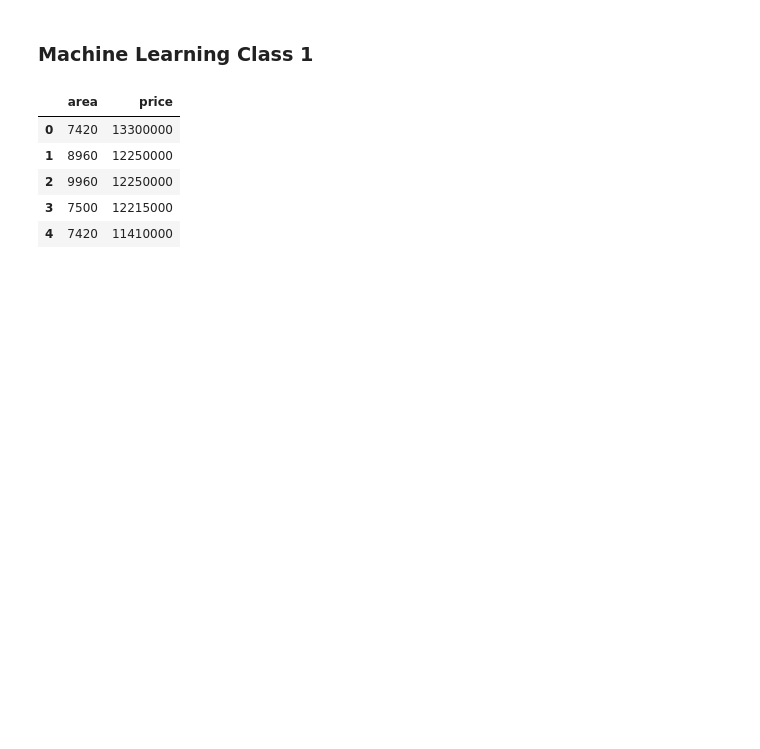
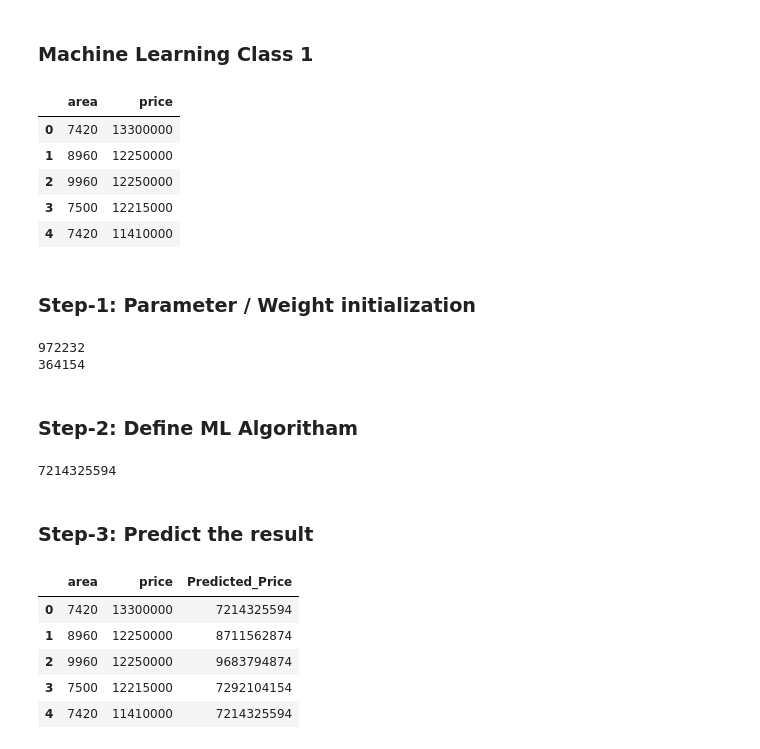
Before and after one commit to Mahadiur/Machine_Learning_Class_1, a Jupyter notebook: ML_Class_1.ipynb, the cells around one changed output. Drawn from its saved outputs; the diff is of its cells as text; code cells hidden in the pictures; blank space fills up the shorter version.

```diff
--- a/ML_Class_1.ipynb
+++ b/ML_Class_1.ipynb
@@ -23,3 +23,47 @@ house_data.head()
 | 2 | 9960 | 12250000 |
 | 3 | 7500 | 12215000 |
 | 4 | 7420 | 11410000 |
+# %% [markdown]
+### Step-1: Parameter / Weight initialization
+# %%
+per_score_price = np.random.randint(1,1000000)
+registration_cost = np.random.randint(1,1000000)
+
+print(per_score_price)
+print(registration_cost)
+# %% [output]
+972232
+364154
+# %% [markdown]
+### Step-2: Define ML Algoritham
+# %%
+def house_price(area, per_score_price, registration_cost):
+    predict_price = (area * per_score_price) + registration_cost
+    return predict_price
+
+house_price(
+    area=7420,
+    per_score_price=per_score_price,
+    registration_cost=registration_cost
+)
+# %% [output]
+7214325594
+# %% [markdown]
+### Step-3: Predict the result
+# %%
+house_data['Predicted_Price'] = house_data['area'].apply(
+    lambda area : house_price(
+        area=area,
+        per_score_price=per_score_price,
+        registration_cost=registration_cost
+    )
+)
+
+house_data.head()
+# %% [output]
+|  | area | price | Predicted_Price |
+| 0 | 7420 | 13300000 | 7214325594 |
+| 1 | 8960 | 12250000 | 8711562874 |
+| 2 | 9960 | 12250000 | 9683794874 |
+| 3 | 7500 | 12215000 | 7292104154 |
+| 4 | 7420 | 11410000 | 7214325594 |
```
Also changed, not shown: parts of 6 cells of this notebook.
